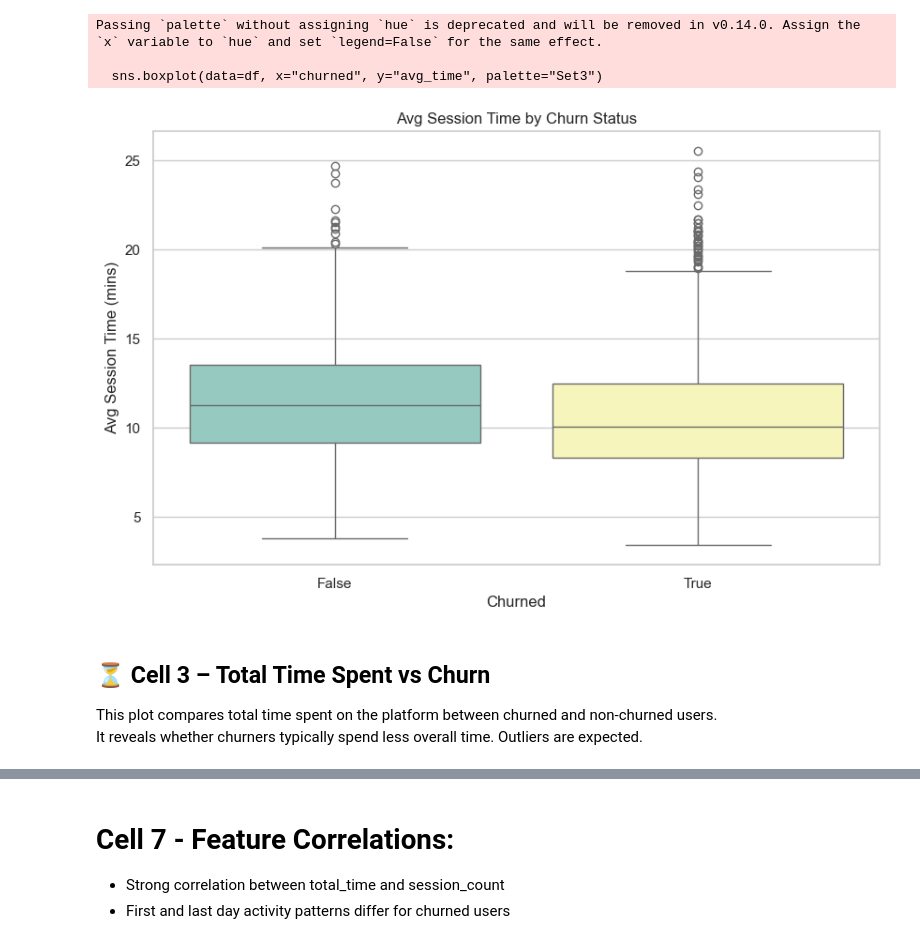
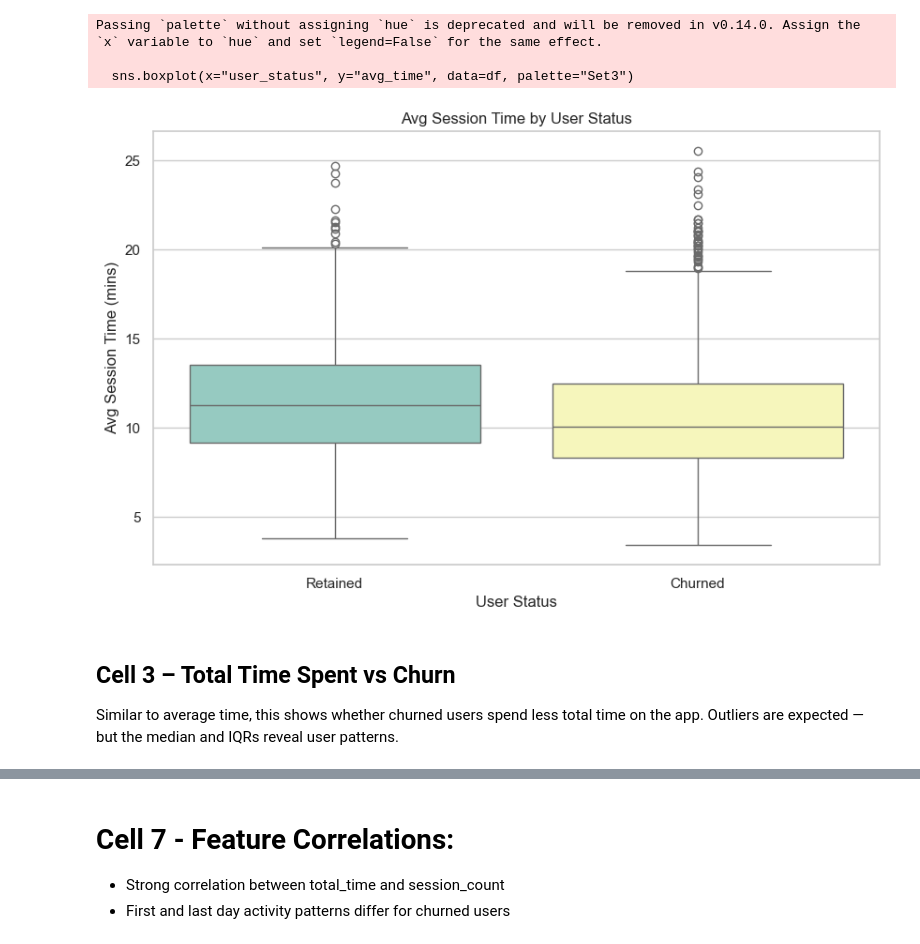
Before and after one commit to ijlalxansari1/Predicting-Churn-using-ML-and-DL, a Jupyter notebook: notebooks/03_Exploratory_Analytical_Data_Analysis.ipynb, the cells around one changed output, grey strips where cells are left out. Drawn from its saved outputs; the diff is of its cells as text; code cells hidden in the pictures.

```diff
--- a/notebooks/03_Exploratory_Analytical_Data_Analysis.ipynb
+++ b/notebooks/03_Exploratory_Analytical_Data_Analysis.ipynb
@@ -12,26 +8,27 @@ This cell performs the following initial setup steps:
 # %%
-# 📦 Import required packages
 import pandas as pd
 import matplotlib.pyplot as plt
 import seaborn as sns
 from pathlib import Path
 
-#--- 🎨 Plotting style
-# Consistent styling
+# 🎨 Setup plot style
 sns.set(style="whitegrid")
 plt.rcParams['figure.figsize'] = (10, 6)
 
 # 📁 Define file paths
 project_root = Path.cwd().parent
-data_path = project_root / "data" / "processed" / "user_features_expanded.csv"
-
-# Add output path structure here
+data_path = project_root / "data" / "processed" / "user_features_expanded.csv"  # ✅ Corrected
 output_path = project_root / "outputs" / "eda_visuals"
 output_path.mkdir(parents=True, exist_ok=True)
 
 # 📥 Load dataset
 df = pd.read_csv(data_path)
 print("✅ Data loaded:", df.shape)
+
+# ✅ Map churn values to readable labels
+df["user_status"] = df["churned"].map({0: "Retained", 1: "Churned"})
+
+# 👀 Preview
 df.head()
 # %% [output]
 ✅ Data loaded: (2580, 14)
@@ -66,18 +64,18 @@ for churned vs. retained users, helping us assess if engagement duration influen
 # %%
-sns.boxplot(data=df, x="churned", y="avg_time", palette="Set3")
-plt.title("Avg Session Time by Churn Status")
-plt.xlabel("Churned")
+sns.boxplot(x="user_status", y="avg_time", data=df, palette="Set3")
+plt.title("Avg Session Time by User Status")
+plt.xlabel("User Status")
 plt.ylabel("Avg Session Time (mins)")
-plt.savefig(output_path / "avg_time_vs_churn.png")
+plt.savefig(output_path / "avg_time_vs_user_status.png")
 plt.show()
 # %% [output]
 Passing `palette` without assigning `hue` is deprecated and will be removed in v0.14.0. Assign the `x` variable to `hue` and set `legend=False` for the same effect.
 
-  sns.boxplot(data=df, x="churned", y="avg_time", palette="Set3")
+  sns.boxplot(x="user_status", y="avg_time", data=df, palette="Set3")
-[figure, old version]
+[figure, new version]
 # %% [markdown]
-## ⏳ Cell 3 – Total Time Spent vs Churn
-
-This plot compares total time spent on the platform between churned and non-churned users.
-It reveals whether churners typically spend less overall time. Outliers are expected.
+## Cell 3 – Total Time Spent vs Churn
+ Similar to average time, this shows whether churned users spend less total time
+ on the app.
+ Outliers are expected — but the median and IQRs reveal user patterns.
 # %%
```
Also changed, not shown: parts of 16 cells of this notebook, 25 other files.
